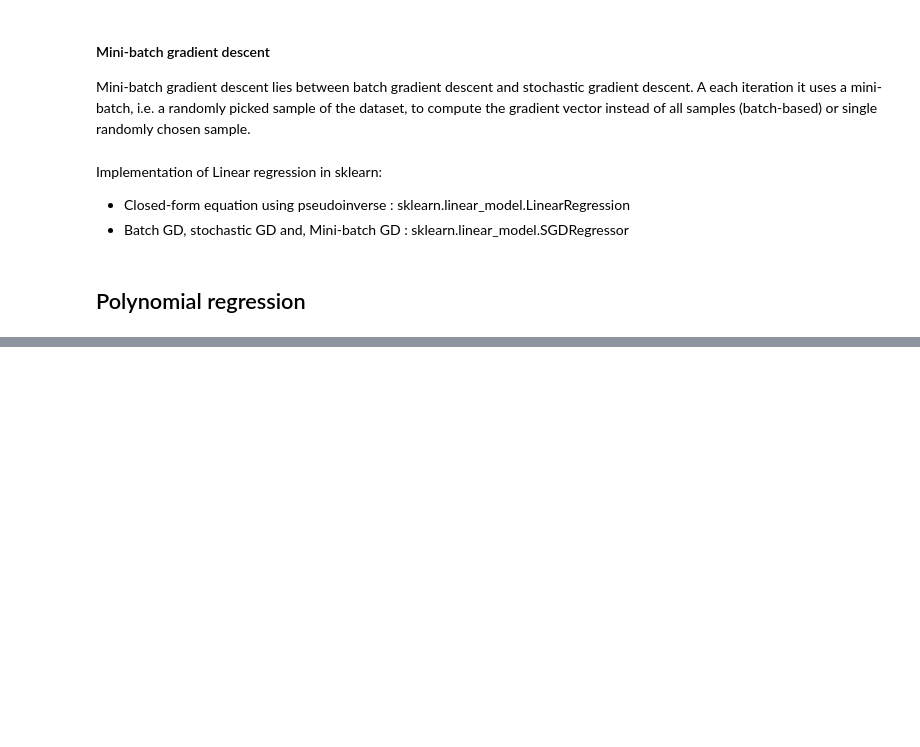
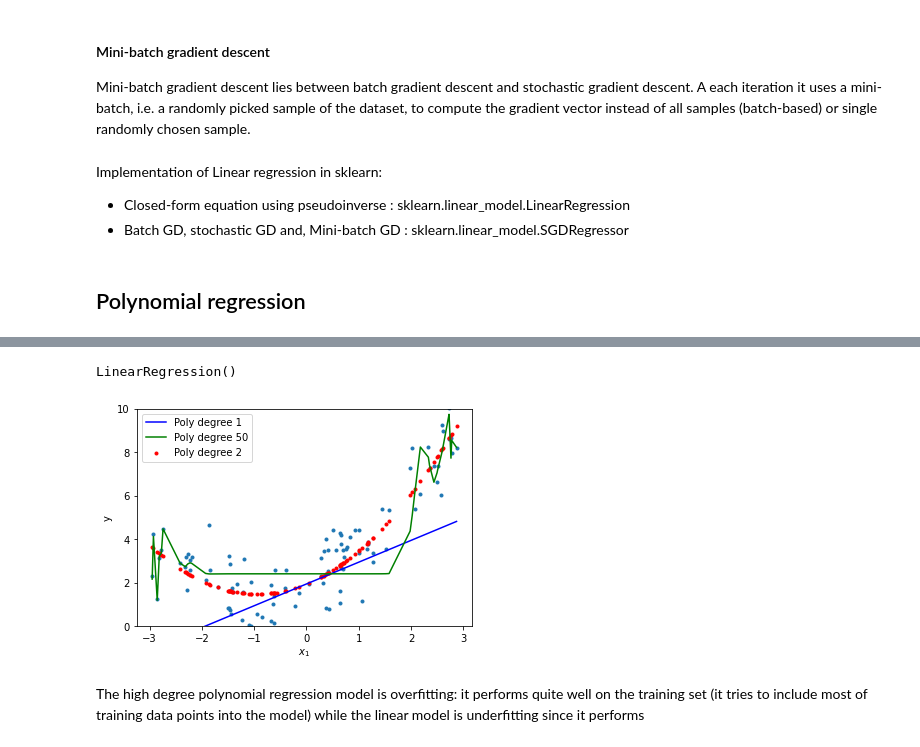
Before and after one commit to AElOuassouli/reading-notes, a Jupyter notebook: cheat-sheets/ml/regression/algorithms.ipynb, the cells around one changed output, grey strips where cells are left out. Saved outputs shown, nothing was run; the diff lists cells and outputs as text; code cells hidden in the pictures; blank space fills up the shorter version.

```diff
--- a/cheat-sheets/ml/regression/algorithms.ipynb
+++ b/cheat-sheets/ml/regression/algorithms.ipynb
@@ -203,0 +264,38 @@ Implementation of Linear regression in sklearn:
+# %%
+poly1 = LinearRegression()
+poly1.fit(X, y)
+
+
+features_50 = PolynomialFeatures(degree=50, include_bias=False)
+X_50 = features_50.fit_transform(X)
+poly50 = LinearRegression()
+poly50.fit(X_50, y)
+# %% [output]
+LinearRegression()
+# %%
+X_plot = np.copy(X)
+X_plot = np.sort(X_plot, axis=0)
+
+y_predicted_poly1 = linear_reg.intercept_[0] + linear_reg.coef_[0][0] * X_plot
+
+y_predicted_poly50 = []
+for x in X_plot:
+    pred = poly50.intercept_[0]
+    for i in range(len(poly50.coef_[0])):
+        pred += poly50.coef_[0][i] * x**(i+1)
+
+    y_predicted_poly50.append(pred)
+
+plt.scatter(X, y, marker=".", linewidths=1)
+plt.scatter(X, y_predicted, marker=".", color="red", label="Poly degree 2")
+plt.plot(X_plot, y_predicted_poly1, "b-", label="Poly degree 1")
+plt.plot(X_plot, y_predicted_poly50, "g-", label="Poly degree 50")
+plt.xlabel("$x_1$")
+plt.ylabel("y")
+plt.ylim(0, 10)
+plt.legend()
+plt.show()
+# %% [output]
+[figure, added]
+# %% [markdown]
+The high degree polynomial regression model is overfitting: it performs quite well on the training set (it tries to include most of training data points into the model) while the linear model is underfitting since it performs
```
Also changed, not shown: parts of 17 cells of this notebook, 2 other files.
